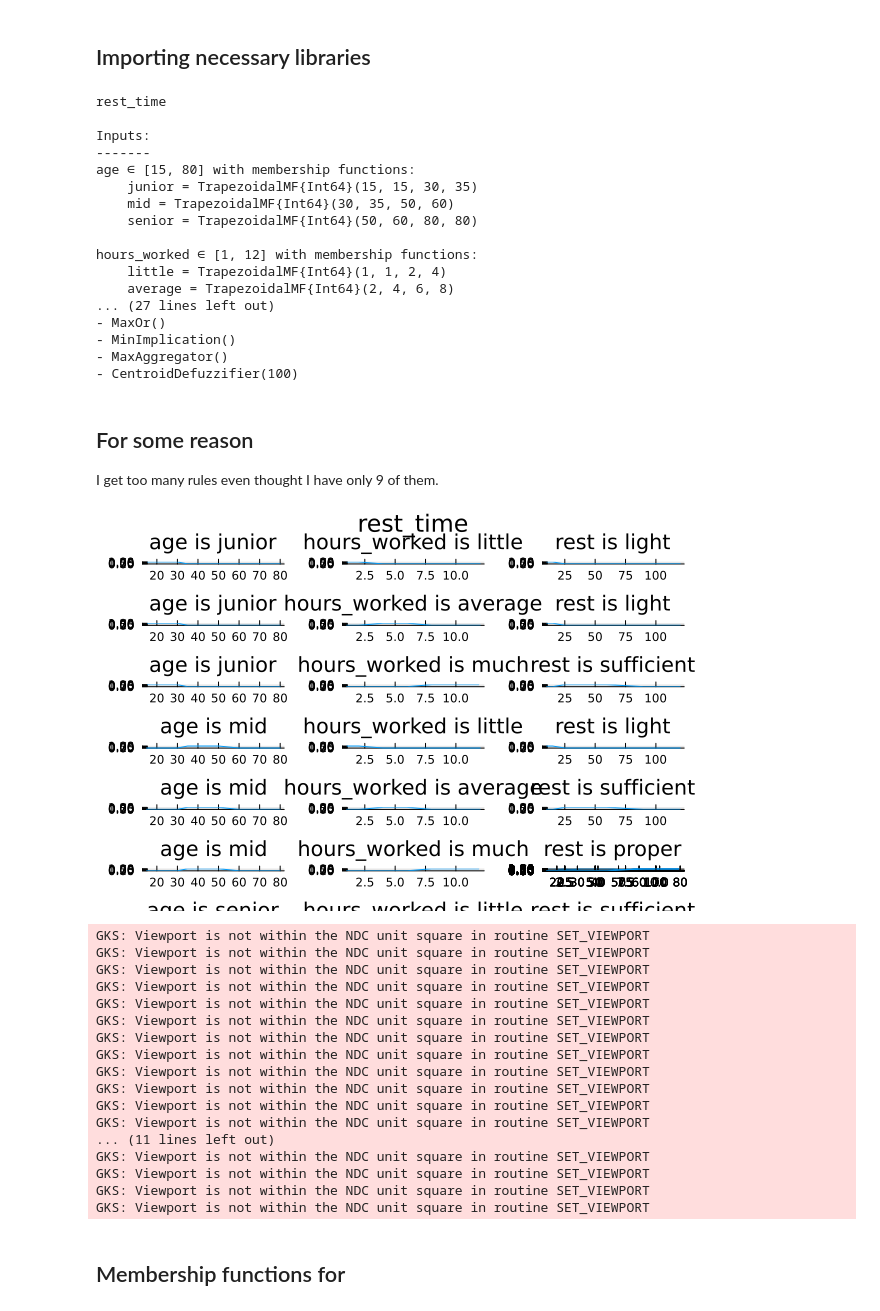
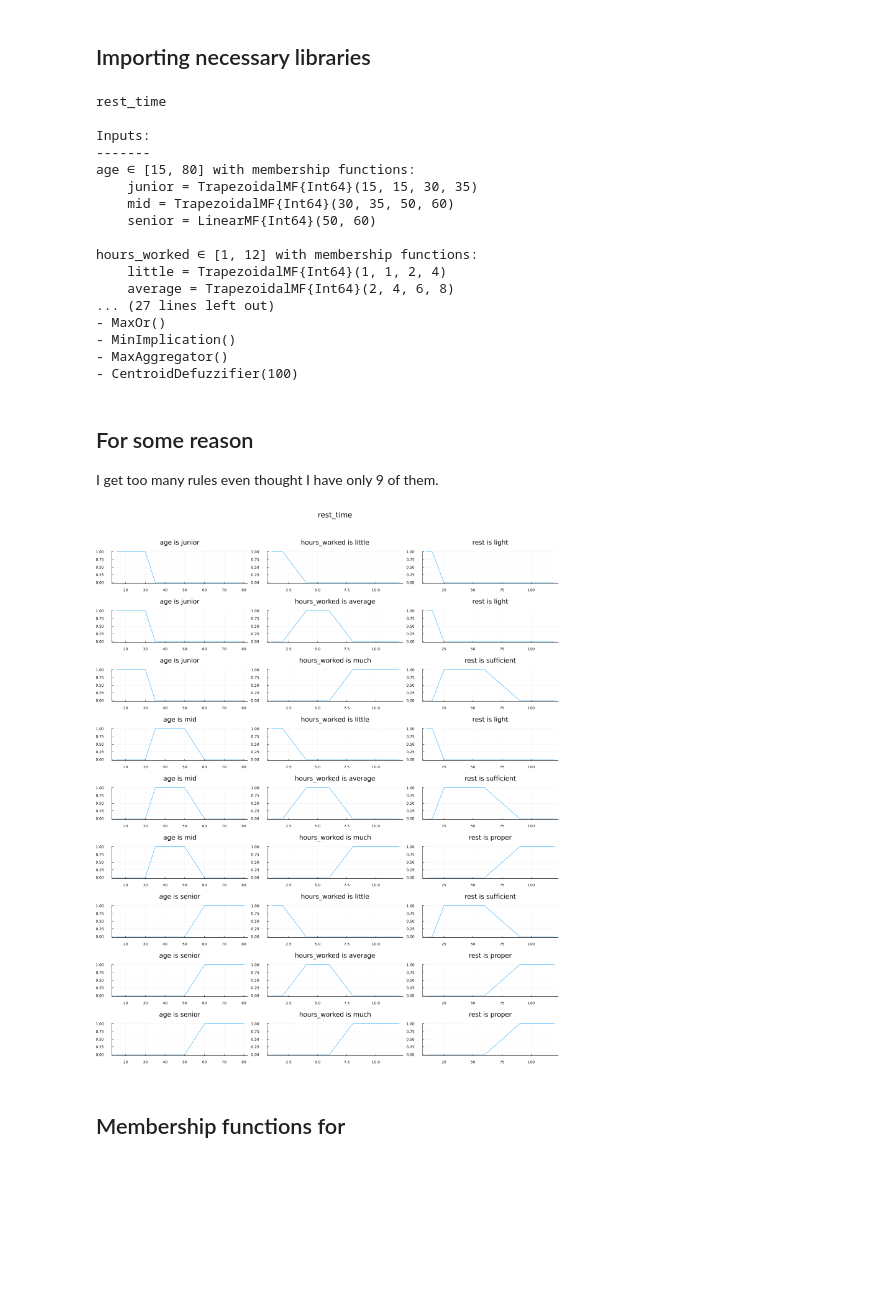
Before and after one commit to Psyhackological/school, a Jupyter notebook: 6_term/introduction_to_artificial_intelligence_systems/fuzzy_logic/fuzzy_logic.ipynb, the cells around one changed output. Saved outputs shown, nothing was run; the diff lists cells and outputs as text; code cells hidden in the pictures; blank space fills up the shorter version.

```diff
--- a/6_term/introduction_to_artificial_intelligence_systems/fuzzy_logic/fuzzy_logic.ipynb
+++ b/6_term/introduction_to_artificial_intelligence_systems/fuzzy_logic/fuzzy_logic.ipynb
@@ -48,7 +48,7 @@ fis = @mamfis function rest_time(age, hours_worked)::rest
         domain = 15:80
         junior = TrapezoidalMF(15, 15, 30, 35)
         mid = TrapezoidalMF(30, 35, 50, 60)
-        senior = TrapezoidalMF(50, 60, 80, 80)
+        senior = LinearMF(50, 60)
     end
 
     # Define the domains and membership functions for hours_worked
@@ -56,15 +56,15 @@ fis = @mamfis function rest_time(age, hours_worked)::rest
         domain = 1:12
         little = TrapezoidalMF(1, 1, 2, 4)
         average = TrapezoidalMF(2, 4, 6, 8)
-        much = TrapezoidalMF(6, 8, 12, 12)
+        much = LinearMF(6, 8)
     end
 
     # Define the domains and membership functions for rest
     rest := begin
         domain = 10:120
-        light = TrapezoidalMF(10, 10, 15, 25)
+        light = LinearMF(25, 15)
         sufficient = TrapezoidalMF(15, 25, 60, 90)
-        proper = TrapezoidalMF(60, 90, 120, 120)
+        proper = LinearMF(60, 90)
     end
 
     # age: Junior rules
@@ -98,7 +98,7 @@ Inputs:
 age ∈ [15, 80] with membership functions:
     junior = TrapezoidalMF{Int64}(15, 15, 30, 35)
     mid = TrapezoidalMF{Int64}(30, 35, 50, 60)
-    senior = TrapezoidalMF{Int64}(50, 60, 80, 80)
+    senior = LinearMF{Int64}(50, 60)
 
 hours_worked ∈ [1, 12] with membership functions:
     little = TrapezoidalMF{Int64}(1, 1, 2, 4)
@@ -113,26 +113,10 @@ hours_worked ∈ [1, 12] with membership functions:
 
 I get too many rules even thought I have only 9 of them.
 # %%
-plot(fis)
+rules_plot = plot(fis; size=(1500,1800))
+rules_plot
 # %% [output]
-[figure, old version]
+[figure, new version]
-GKS: Viewport is not within the NDC unit square in routine SET_VIEWPORT
-GKS: Viewport is not within the NDC unit square in routine SET_VIEWPORT
-GKS: Viewport is not within the NDC unit square in routine SET_VIEWPORT
-GKS: Viewport is not within the NDC unit square in routine SET_VIEWPORT
-GKS: Viewport is not within the NDC unit square in routine SET_VIEWPORT
-GKS: Viewport is not within the NDC unit square in routine SET_VIEWPORT
-GKS: Viewport is not within the NDC unit square in routine SET_VIEWPORT
-GKS: Viewport is not within the NDC unit square in routine SET_VIEWPORT
-GKS: Viewport is not within the NDC unit square in routine SET_VIEWPORT
-GKS: Viewport is not within the NDC unit square in routine SET_VIEWPORT
-GKS: Viewport is not within the NDC unit square in routine SET_VIEWPORT
-GKS: Viewport is not within the NDC unit square in routine SET_VIEWPORT
-... (11 lines left out)
-GKS: Viewport is not within the NDC unit square in routine SET_VIEWPORT
-GKS: Viewport is not within the NDC unit square in routine SET_VIEWPORT
-GKS: Viewport is not within the NDC unit square in routine SET_VIEWPORT
-GKS: Viewport is not within the NDC unit square in routine SET_VIEWPORT
 # %% [markdown]
 ## Membership functions for
 # %%
```
Also changed, not shown: parts of 4 cells of this notebook.
